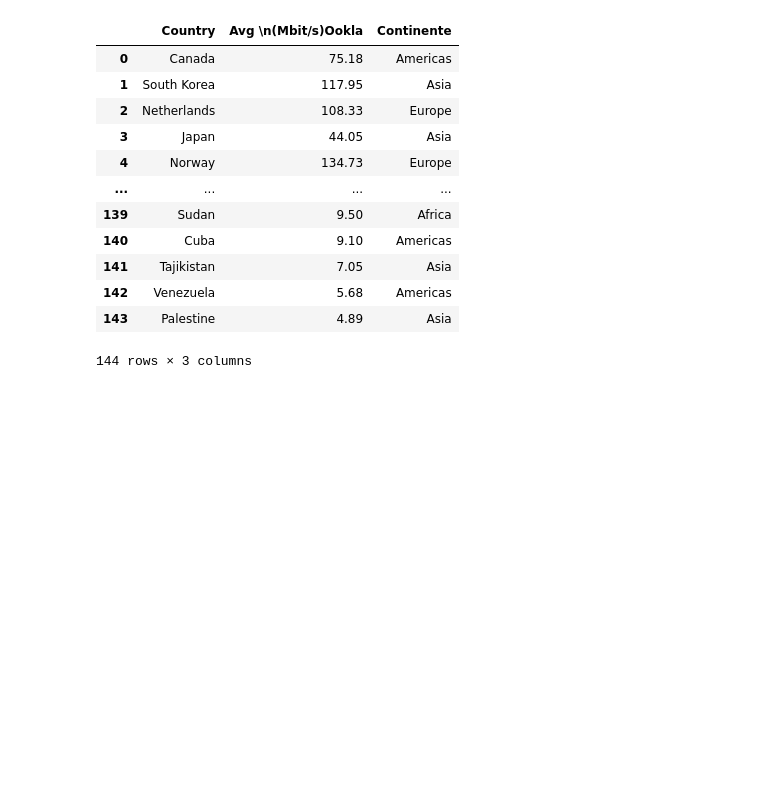
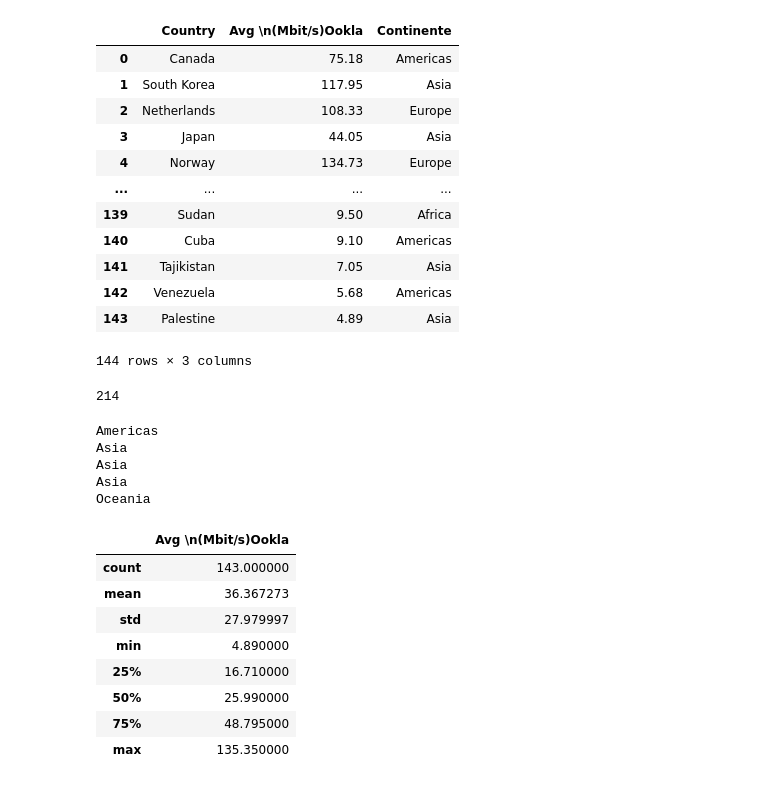
Before and after one commit to IgorMH/Bootcamp-Modulo-2, a Jupyter notebook: Trabalho Modulo 2.ipynb, the cells around one changed output. Drawn from its saved outputs; the diff is of its cells as text; code cells hidden in the pictures; blank space fills up the shorter version.

```diff
--- a/Trabalho Modulo 2.ipynb
+++ b/Trabalho Modulo 2.ipynb
@@ -74,2 +76,30 @@ users["Population"] = users['Population'].fillna(0)
 # %%
 users["Population"] = users["Population"].astype(int)
+# %%
+users["Country or area"].nunique()
+# %% [output]
+214
+# %%
+print(retorna_continente("Brazil"))
+print(retorna_continente("Israel"))
+print(retorna_continente("China"))
+print(retorna_continente("Kyrgyzstan"))
+print(retorna_continente("Australia"))
+# %% [output]
+Americas
+Asia
+Asia
+Asia
+Oceania
+# %%
+speed.describe()
+# %% [output]
+|  | Avg \n(Mbit/s)Ookla |
+| count | 143.000000 |
+| mean | 36.367273 |
+| std | 27.979997 |
+| min | 4.890000 |
+| 25% | 16.710000 |
+| 50% | 25.990000 |
+| 75% | 48.795000 |
+| max | 135.350000 |
```
Also changed, not shown: parts of 25 cells of this notebook.
